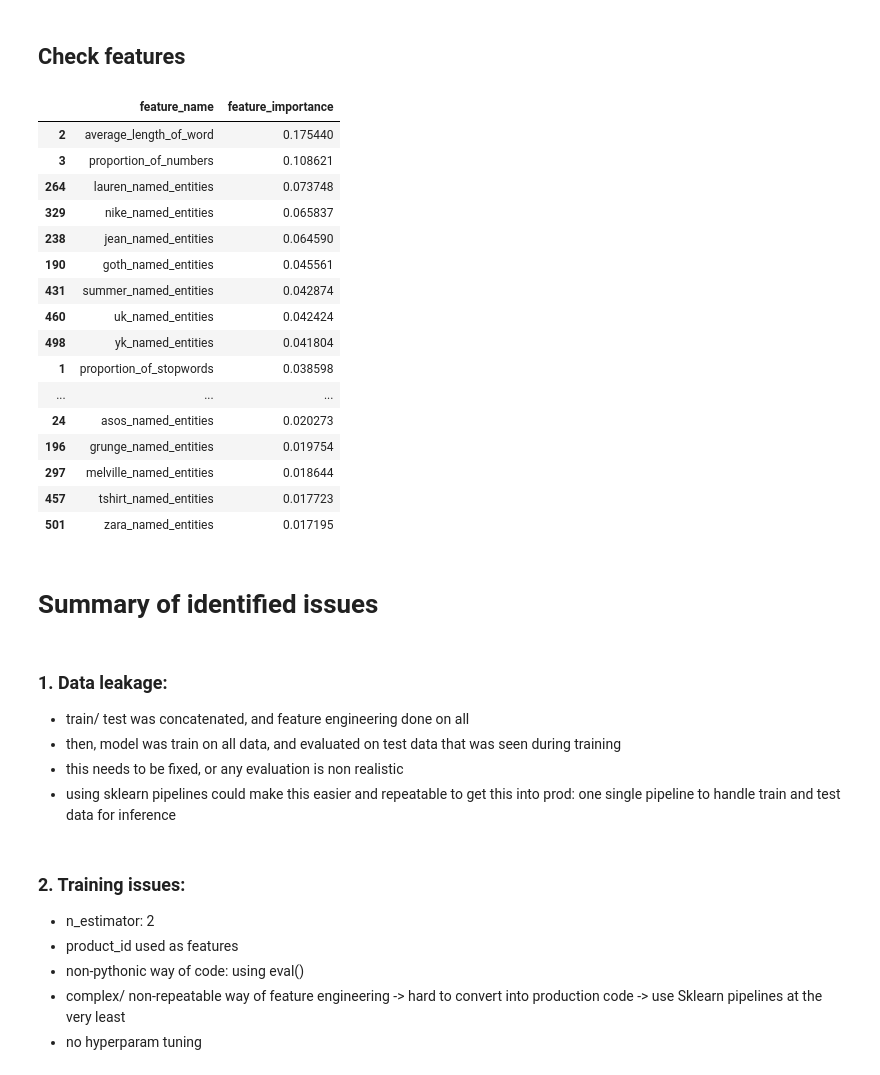
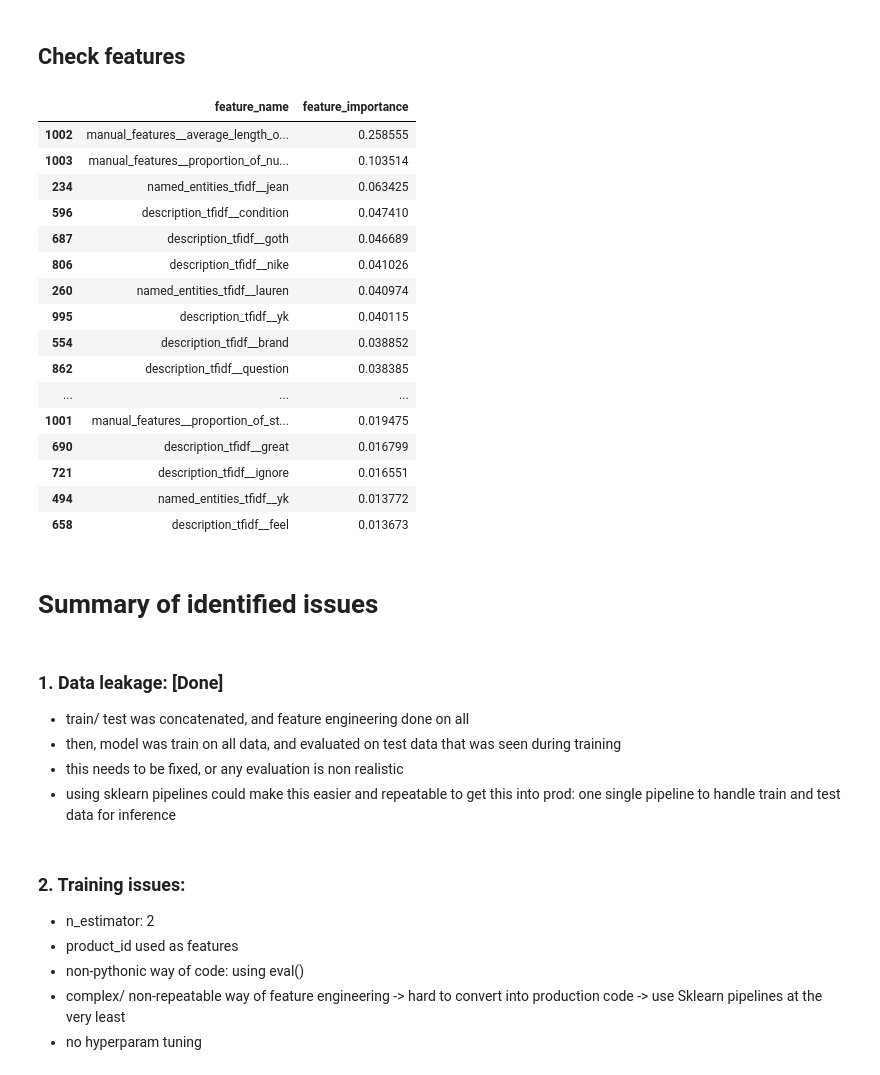
Before and after one commit to shengy90/depop_takehome_task, a Jupyter notebook: notebooks/sheng_solution.ipynb, the cells around one changed output. Saved outputs shown, nothing was run; the diff lists cells and outputs as text; code cells hidden in the pictures.

Commit message:
Fix data leakage by using sklearn pipeline

```diff
--- a/notebooks/sheng_solution.ipynb
+++ b/notebooks/sheng_solution.ipynb
@@ -241,0 +175,25 @@ y_train = df_train["label"]
+# %%
+cwd = os.getcwd()
+
+df_train = pd.read_csv(os.path.join(cwd, "../data/train_set.tsv"), sep="\t")[
+    ["product_id", "description", "label"]
+]
+
+df_train = df_train.reset_index(drop=True)
+
+X_train = df_train.drop(columns=["label"]).copy()
+y_train = df_train["label"].copy()
+
+print("Transforming X_train..")
+X_train = feature_processing_pipeline.fit_transform(X_train)
+
+print("Reading test data..")
+# Do not touch df_test until final eval to avoid data leakage
+df_test = pd.read_csv(os.path.join(cwd, "../data/test_set.tsv"), sep="\t")[
+    ["product_id", "description", "label"]
+]
+X_test = df_test.drop(columns=["label"]).copy()
+y_test = df_test["label"].copy()
+
+print("Transform X_test without fitting...")
+X_test = feature_processing_pipeline.transform(X_test)
@@ -306,33 +274,44 @@ Accuracy: 95.00%
 # %% [markdown]
 ## Check features
 # %%
+feature_names = feature_processing_pipeline.named_steps[
+    "features"
+].get_feature_names_out()
+
+df_X_train = pd.DataFrame(
+    X_train, columns=feature_names, index=df_train.drop(columns=["label"]).index
+)
+df_X_test = pd.DataFrame(
+    X_test, columns=feature_names, index=df_test.drop(columns=["label"]).index
+)
+
 features = pd.DataFrame(
-    zip(X_train.columns, clf.feature_importances_),
+    zip(df_X_train.columns, clf.feature_importances_),
     columns=["feature_name", "feature_importance"],
 )
 features.sort_values("feature_importance", ascending=False).head(20)
 # %% [output]
 |  | feature_name | feature_importance |
-| 2 | average_length_of_word | 0.175440 |
-| 3 | proportion_of_numbers | 0.108621 |
-| 264 | lauren_named_entities | 0.073748 |
-| 329 | nike_named_entities | 0.065837 |
-| 238 | jean_named_entities | 0.064590 |
-| 190 | goth_named_entities | 0.045561 |
-| 431 | summer_named_entities | 0.042874 |
-| 460 | uk_named_entities | 0.042424 |
-| 498 | yk_named_entities | 0.041804 |
-| 1 | proportion_of_stopwords | 0.038598 |
+| 1002 | manual_features__average_length_o... | 0.258555 |
+| 1003 | manual_features__proportion_of_nu... | 0.103514 |
+| 234 | named_entities_tfidf__jean | 0.063425 |
+| 596 | description_tfidf__condition | 0.047410 |
+| 687 | description_tfidf__goth | 0.046689 |
+| 806 | description_tfidf__nike | 0.041026 |
+| 260 | named_entities_tfidf__lauren | 0.040974 |
+| 995 | description_tfidf__yk | 0.040115 |
+| 554 | description_tfidf__brand | 0.038852 |
+| 862 | description_tfidf__question | 0.038385 |
 | ... | ... | ... |
-| 24 | asos_named_entities | 0.020273 |
-| 196 | grunge_named_entities | 0.019754 |
-| 297 | melville_named_entities | 0.018644 |
-| 457 | tshirt_named_entities | 0.017723 |
-| 501 | zara_named_entities | 0.017195 |
+| 1001 | manual_features__proportion_of_st... | 0.019475 |
+| 690 | description_tfidf__great | 0.016799 |
+| 721 | description_tfidf__ignore | 0.016551 |
+| 494 | named_entities_tfidf__yk | 0.013772 |
+| 658 | description_tfidf__feel | 0.013673 |
 # %% [markdown]
 # Summary of identified issues
 # %% [markdown]
-### 1. Data leakage:
+### 1. Data leakage: [Done]
 - train/ test was concatenated, and feature engineering done on all
 - then, model was train on all data, and evaluated on test data that was seen during training
 - this needs to be fixed, or any evaluation is non realistic
```
Also changed, not shown: parts of 25 cells of this notebook.
